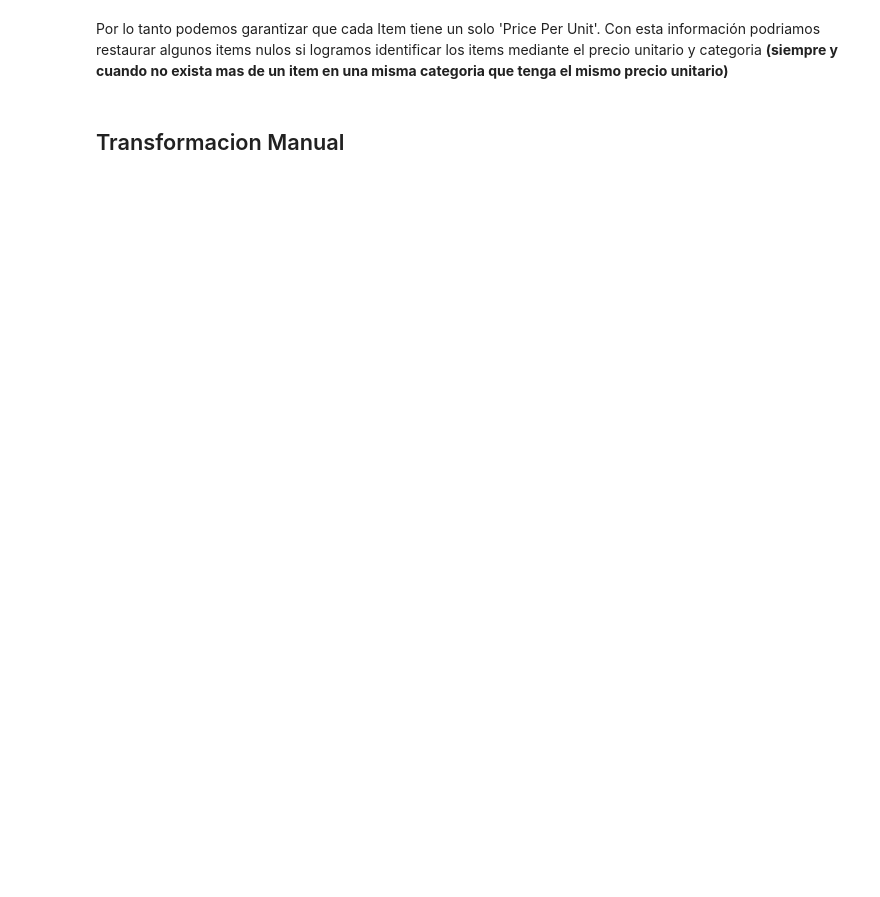
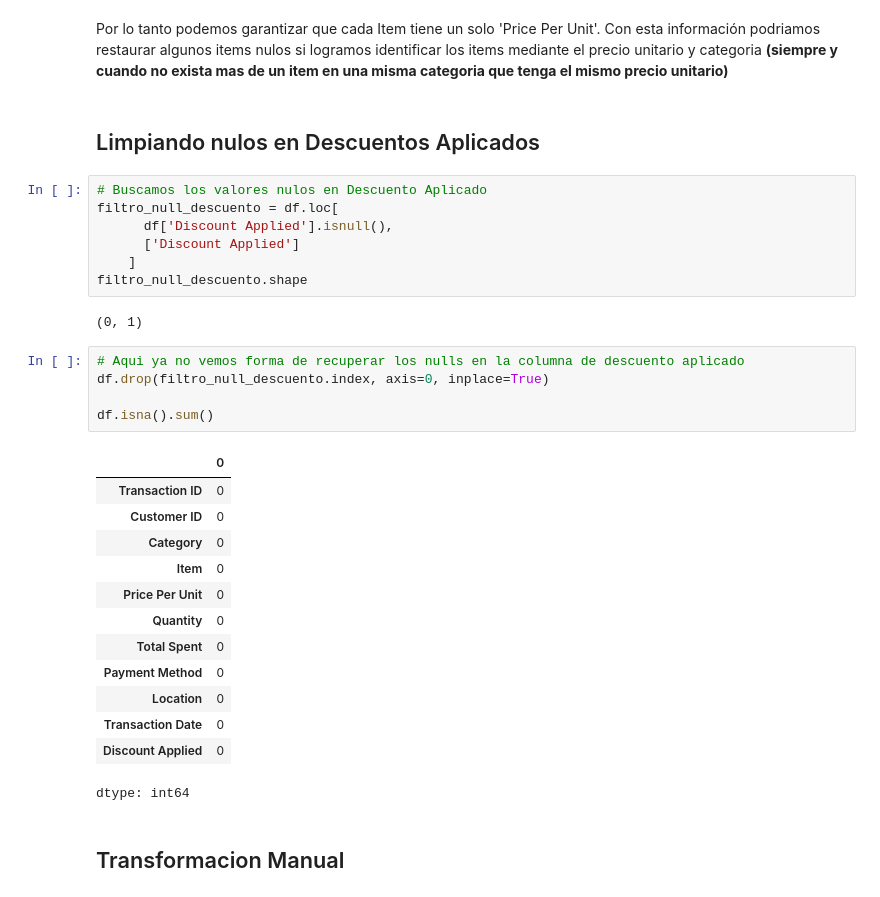
Before and after one commit to Paltaxd2/Evaluacion1_Programacion_Ciencia_Datos, a Jupyter notebook: Progra_EVA1_V001_(1).ipynb, the cells around one changed output. Cells and saved outputs as stored; diff of their text form; blank space fills up the shorter version.

```diff
--- a/Progra_EVA1_V001_(1).ipynb
+++ b/Progra_EVA1_V001_(1).ipynb
@@ -204,5 +206,35 @@ print(f'Existen {len(resultado)} items que poseen mas de 1 Price Per Unit')
 # %% [markdown]
 Por lo tanto podemos garantizar que cada Item tiene un solo 'Price Per Unit'.
 Con esta información podriamos restaurar algunos items nulos si logramos identificar los items mediante el precio unitario y categoria **(siempre y cuando no exista mas de un item en una misma categoria que tenga el mismo precio unitario)**
+# %% [markdown]
+## Limpiando nulos en Descuentos Aplicados
+# %%
+# Buscamos los valores nulos en Descuento Aplicado
+filtro_null_descuento = df.loc[
+      df['Discount Applied'].isnull(),
+      ['Discount Applied']
+    ]
+filtro_null_descuento.shape
+# %% [output]
+(0, 1)
+# %%
+# Aqui ya no vemos forma de recuperar los nulls en la columna de descuento aplicado
+df.drop(filtro_null_descuento.index, axis=0, inplace=True)
+
+df.isna().sum()
+# %% [output]
+|  | 0 |
+| Transaction ID | 0 |
+| Customer ID | 0 |
+| Category | 0 |
+| Item | 0 |
+| Price Per Unit | 0 |
+| Quantity | 0 |
+| Total Spent | 0 |
+| Payment Method | 0 |
+| Location | 0 |
+| Transaction Date | 0 |
+| Discount Applied | 0 |
+dtype: int64
 # %% [markdown]
 ## Transformacion Manual
```
Also changed, not shown: parts of 5 cells of this notebook.
